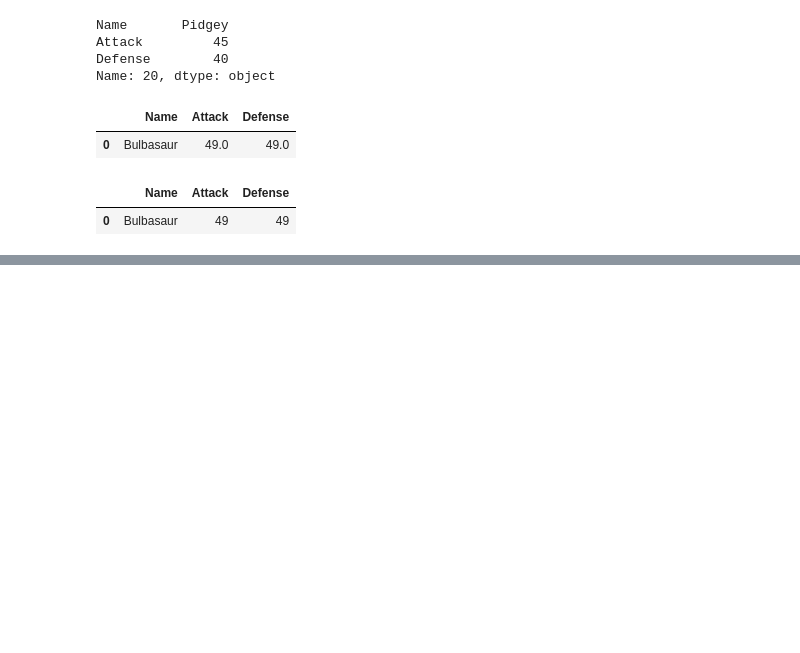
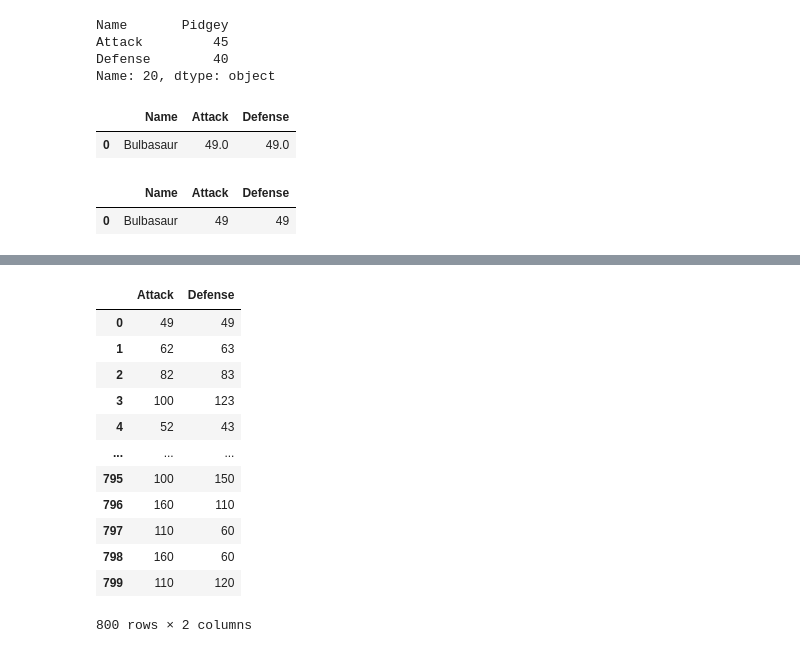
Before and after one commit to edekjdk/pandas-learning, a Jupyter notebook: DataFrame.ipynb, the cells around one changed output, grey strips where cells are left out. Drawn from its saved outputs; the diff is of its cells as text; code cells hidden in the pictures; blank space fills up the shorter version.

```diff
--- a/DataFrame.ipynb
+++ b/DataFrame.ipynb
@@ -780,0 +797,16 @@ pokemon_table.loc[pokemon_table.Name == "Bulbasaur"]
+# %%
+pokemon_table[["Attack", "Defense"]]
+# %% [output]
+|  | Attack | Defense |
+| 0 | 49 | 49 |
+| 1 | 62 | 63 |
+| 2 | 82 | 83 |
+| 3 | 100 | 123 |
+| 4 | 52 | 43 |
+| ... | ... | ... |
+| 795 | 100 | 150 |
+| 796 | 160 | 110 |
+| 797 | 110 | 60 |
+| 798 | 160 | 60 |
+| 799 | 110 | 120 |
+800 rows × 2 columns
```
Also changed, not shown: parts of 6 cells of this notebook.
